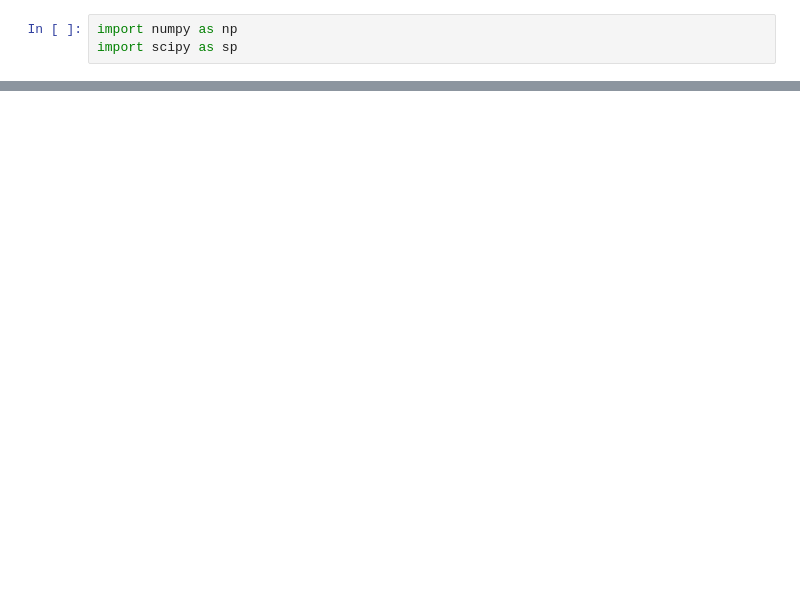
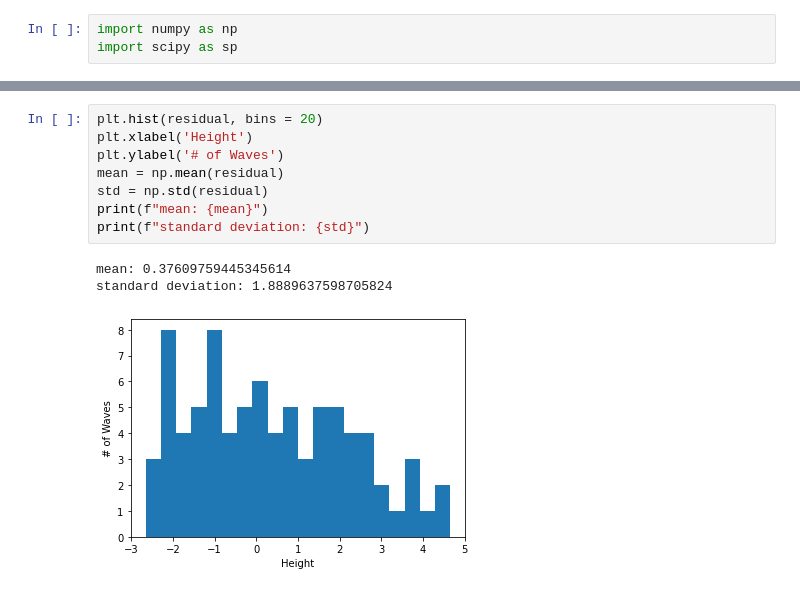
Before and after one commit to Eddz7/GroupB3_ASTR-19, a Jupyter notebook: Group Project B3.ipynb, the cells around one changed output, grey strips where cells are left out. Cells and saved outputs as stored; diff of their text form; blank space fills up the shorter version.

```diff
--- a/Group Project B3.ipynb
+++ b/Group Project B3.ipynb
@@ -83,0 +97,12 @@ print(f"standard deviation: {std}")
+# %%
+plt.hist(residual, bins = 20)
+plt.xlabel('Height')
+plt.ylabel('# of Waves')
+mean = np.mean(residual)
+std = np.std(residual)
+print(f"mean: {mean}")
+print(f"standard deviation: {std}")
+# %% [output]
+mean: 0.37609759445345614
+standard deviation: 1.8889637598705824
+[figure, added]
```
Also changed, not shown: parts of 7 cells of this notebook.
